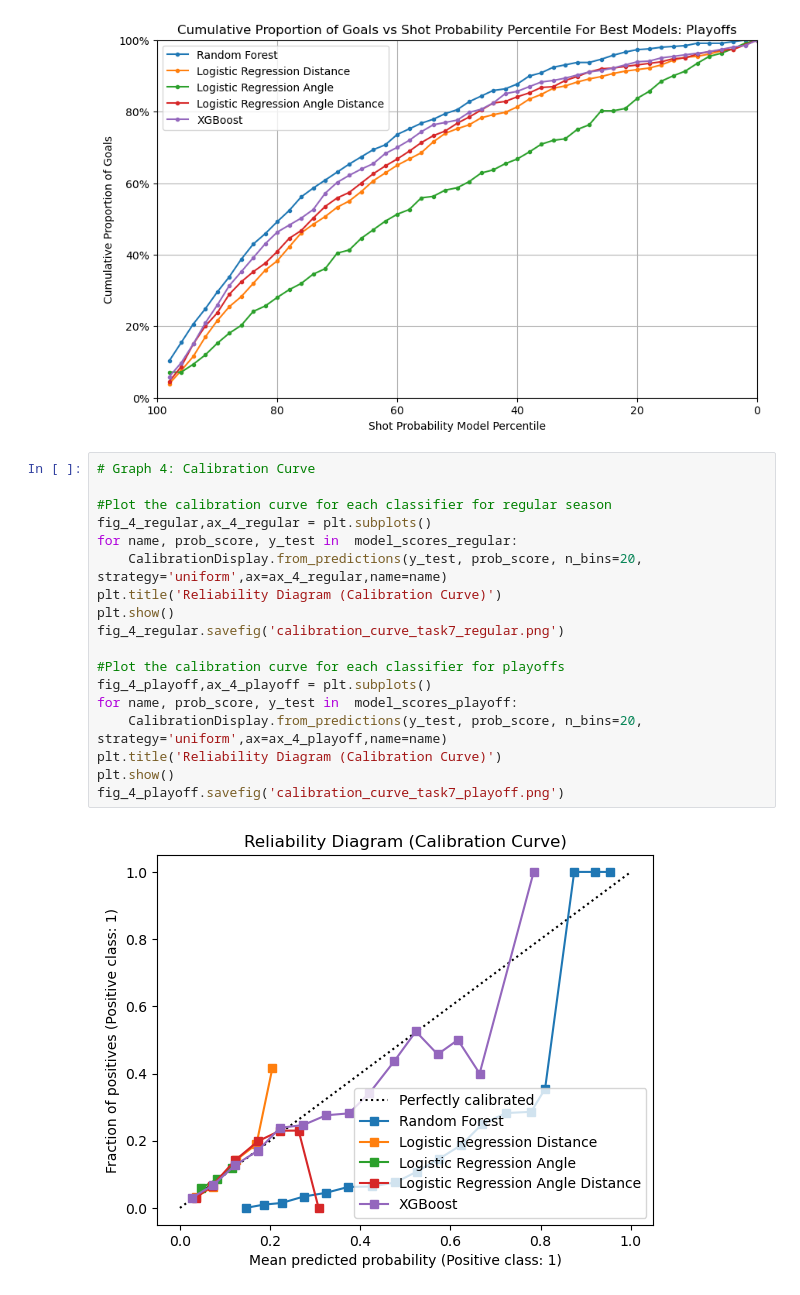
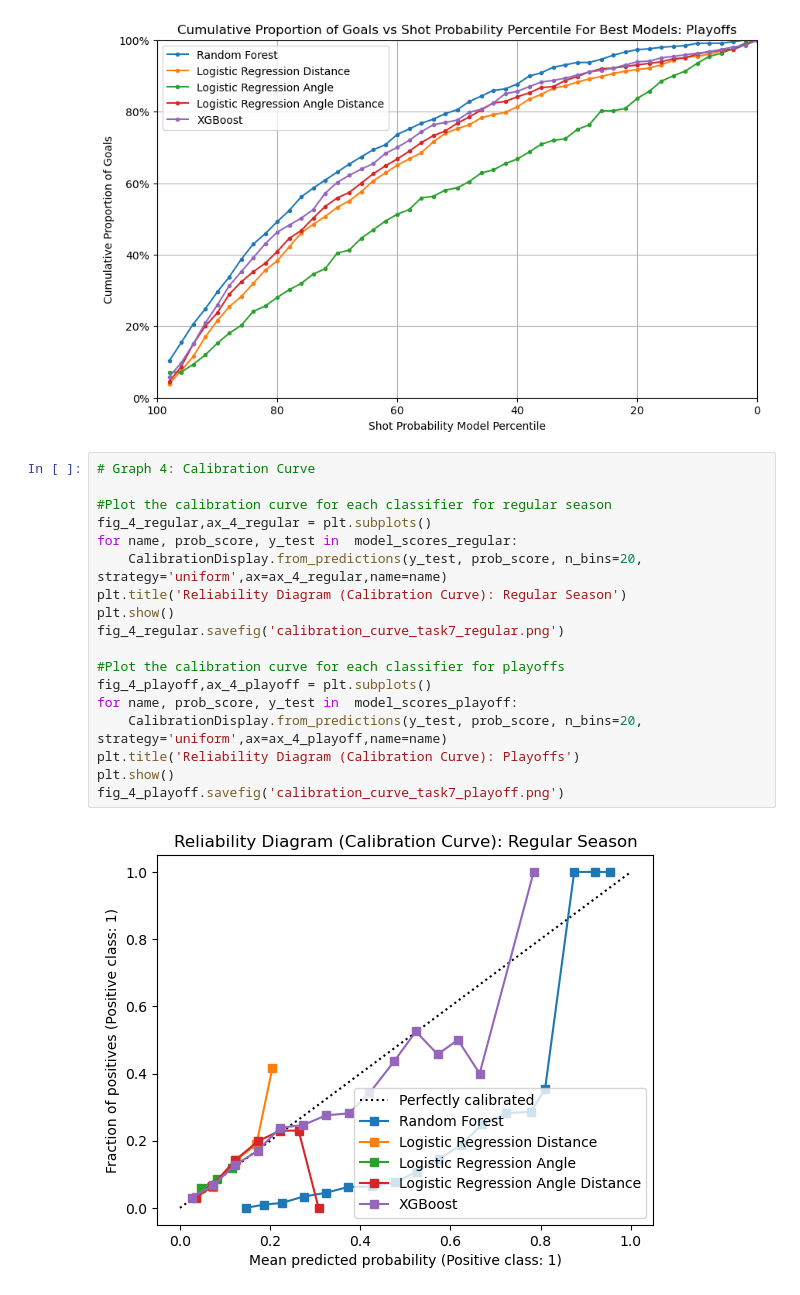
Before and after one commit to rajamatt/ift6758-project, a Jupyter notebook: notebooks/milestone_2/Task 7.ipynb, the cells around one changed output. Saved outputs shown, nothing was run; the diff lists cells and outputs as text.

Commit message:
minor edit to graph titles

```diff
--- a/notebooks/milestone_2/Task 7.ipynb
+++ b/notebooks/milestone_2/Task 7.ipynb
@@ -399,20 +381,20 @@ fig_3_playoff.savefig('cumulative_goal_proportion_task7_playoff.png')
 # %%
 # Graph 4: Calibration Curve
 
 #Plot the calibration curve for each classifier for regular season
 fig_4_regular,ax_4_regular = plt.subplots()
 for name, prob_score, y_test in  model_scores_regular:
     CalibrationDisplay.from_predictions(y_test, prob_score, n_bins=20, strategy='uniform',ax=ax_4_regular,name=name)
-plt.title('Reliability Diagram (Calibration Curve)')
+plt.title('Reliability Diagram (Calibration Curve): Regular Season')
 plt.show()
 fig_4_regular.savefig('calibration_curve_task7_regular.png')
 
 #Plot the calibration curve for each classifier for playoffs
 fig_4_playoff,ax_4_playoff = plt.subplots()
 for name, prob_score, y_test in  model_scores_playoff:
     CalibrationDisplay.from_predictions(y_test, prob_score, n_bins=20, strategy='uniform',ax=ax_4_playoff,name=name)
-plt.title('Reliability Diagram (Calibration Curve)')
+plt.title('Reliability Diagram (Calibration Curve): Playoffs')
 plt.show()
 fig_4_playoff.savefig('calibration_curve_task7_playoff.png')
 # %% [output]
-[figure, old version]
+[figure, new version]
```
Also changed, not shown: parts of 2 cells of this notebook.
